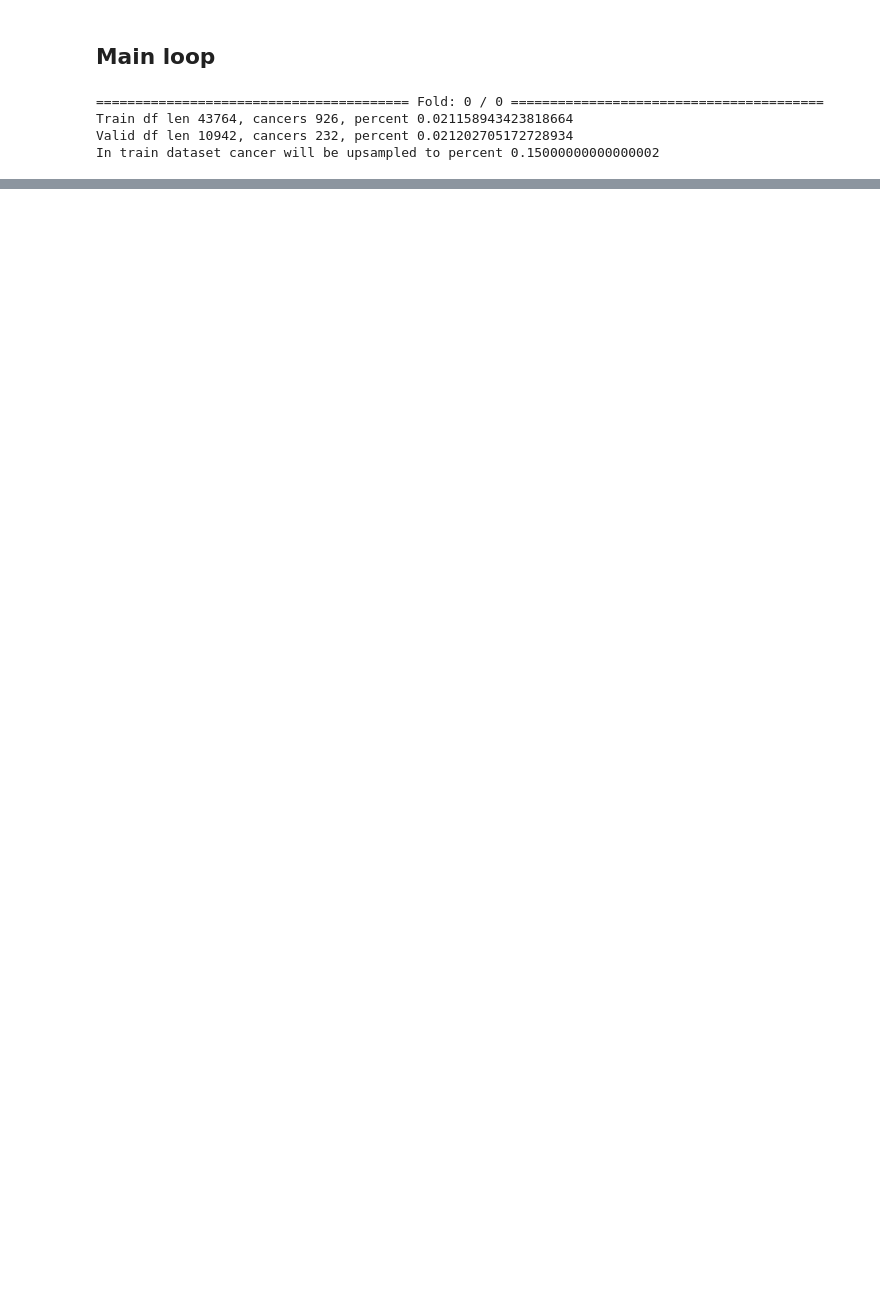
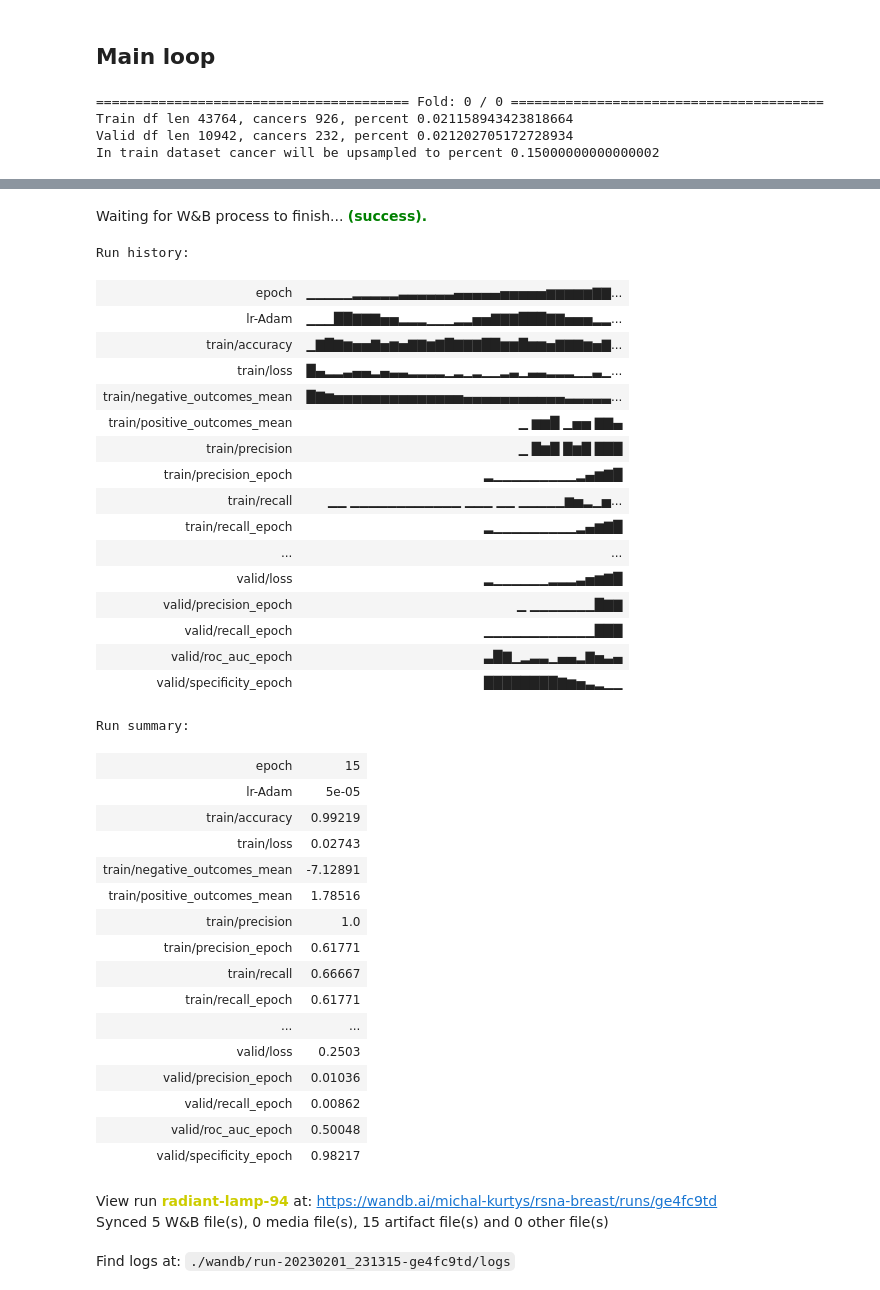
Before and after one commit to mkurtys/rsna-breast, a Jupyter notebook: rsna-train.ipynb, the cells around one changed output, grey strips where cells are left out. Saved outputs shown, nothing was run; the diff lists cells and outputs as text; code cells hidden in the pictures; blank space fills up the shorter version.

```diff
--- a/rsna-train.ipynb
+++ b/rsna-train.ipynb
@@ -230,7 +227,7 @@ class Config:
 
     resize_aspect_ratio = 0.25
     use_pretrained=True
-    epochs_count = 10
+    epochs_count = 30
     splits_count = 1
     warmup_lr = 1e-5
     warmup_epochs = 1
@@ -774,7 +806,7 @@ checkpoint_callback = ModelCheckpoint(
     save_last=True,
     every_n_epochs=3)
 
-lr_monitor = LearningRateMonitor(logging_interval='step')
+lr_monitor = LearningRateMonitor(logging_interval='epoch')
 # %% [markdown]
 ## Main loop
 # %%
@@ -815,11 +847,17 @@ for fold_, (train_idx, valid_idx) in enumerate(kfold.split(df, df['cancer'].valu
         transform = valid_augments
     )
 
+    if Config.weight_random_sampler:
+        train_sampler = torch.utils.data.sampler.WeightedRandomSampler(train_rows_weight, len(train_df)) if  else None
+        shuffle=False
+    else:
+        train_sampler=None
+        shuffle=True
 
-    train_sampler = torch.utils.data.sampler.WeightedRandomSampler(train_rows_weight, len(train_df)) if Config.weight_random_sampler else None
     train_loader = DataLoader(
         train_dataset,
         batch_size=Config.train_bs,
+        shuffle=shuffle,
         sampler=train_sampler,
         num_workers=Config.dataloader_workers_count,
         collate_fn=mixed_collate_imgs_fn,
@@ -893,3 +932,41 @@ LOCAL_RANK: 0 - CUDA_VISIBLE_DEVICES: [0]
+Waiting for W&B process to finish... (success).
+Run history:
+| epoch | ▁▁▁▁▁▂▂▂▂▂▃▃▃▃▃▃▄▄▄▄▄▅▅▅▅▅▆▆▆▆▆▇▇... |
+| lr-Adam | ▁▁▁██▇▇▇▅▅▂▂▂▁▁▁▂▂▅▅▇▇▇███▇▇▅▅▅▂▂... |
+| train/accuracy | ▁▇█▇▆▅▅▇▅▆▅▇▇▆▇█▇▇▇██▆▆█▆▆▅▇▇▇▆▅▇... |
+| train/loss | █▄▂▂▃▄▄▂▄▃▃▂▂▂▂▁▂▁▂▁▁▂▃▁▃▃▂▂▂▁▁▃▁... |
+| train/negative_outcomes_mean | █▇▆▅▅▅▅▅▅▅▅▅▅▅▅▅▅▄▄▄▄▄▄▄▄▄▄▄▃▃▃▃▃... |
+| train/positive_outcomes_mean | ▁ ▆▆█ ▁▅▅ ▇▇▄ |
+| train/precision | ▁ █▆█ █▆█ ███ |
+| train/precision_epoch | ▂▁▁▁▁▁▁▁▁▁▂▄▆▇█ |
+| train/recall | ▁▁ ▁▁▁▁▁▁▁▁▁▁▁▁ ▁▁▁ ▁▁ ▁▁▁▁▁▆▅▂▁▅... |
+| train/recall_epoch | ▂▁▁▁▁▁▁▁▁▁▂▄▆▇█ |
+| ... | ... |
+| valid/loss | ▂▁▁▁▁▁▁▂▂▂▃▅▆▇█ |
+| valid/precision_epoch | ▁ ▁▁▁▁▁▁▁█▇▇ |
+| valid/recall_epoch | ▁▁▁▁▁▁▁▁▁▁▁▁███ |
+| valid/roc_auc_epoch | ▃█▇▁▂▃▃▁▄▄▂▇▅▃▄ |
+| valid/specificity_epoch | ████████▇▆▅▃▂▁▁ |
+Run summary:
+| epoch | 15 |
+| lr-Adam | 5e-05 |
+| train/accuracy | 0.99219 |
+| train/loss | 0.02743 |
+| train/negative_outcomes_mean | -7.12891 |
+| train/positive_outcomes_mean | 1.78516 |
+| train/precision | 1.0 |
+| train/precision_epoch | 0.61771 |
+| train/recall | 0.66667 |
+| train/recall_epoch | 0.61771 |
+| ... | ... |
+| valid/loss | 0.2503 |
+| valid/precision_epoch | 0.01036 |
+| valid/recall_epoch | 0.00862 |
+| valid/roc_auc_epoch | 0.50048 |
+| valid/specificity_epoch | 0.98217 |
+View run radiant-lamp-94 at: https://wandb.ai/michal-kurtys/rsna-breast/runs/ge4fc9td
+Synced 5 W&B file(s), 0 media file(s), 15 artifact file(s) and 0 other file(s)
+Find logs at: ./wandb/run-20230201_231315-ge4fc9td/logs
 # %%
 train_dataset = RSNAData(
     df = df,
```
Also changed, not shown: parts of 11 cells of this notebook, 1 other file.
